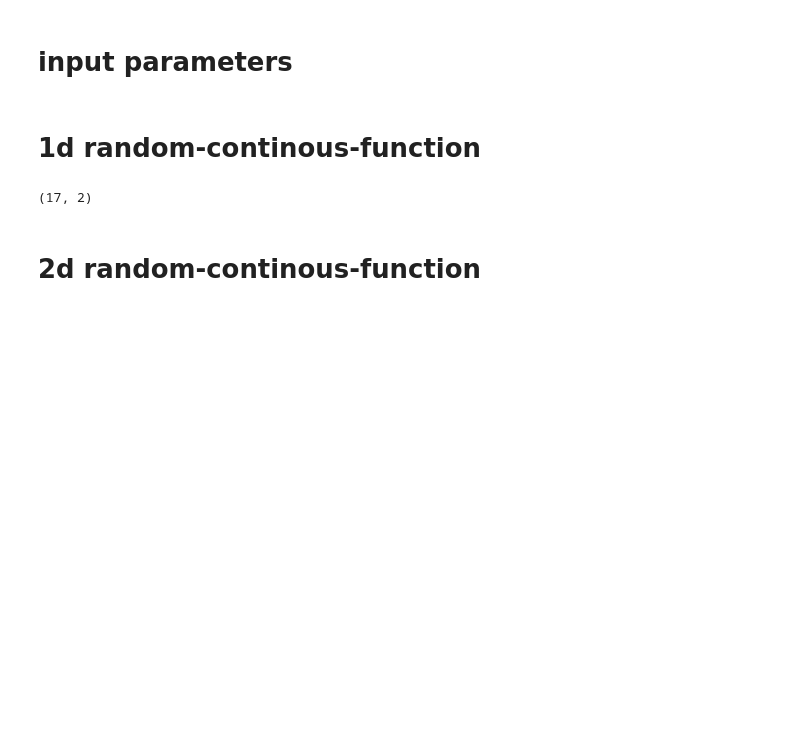
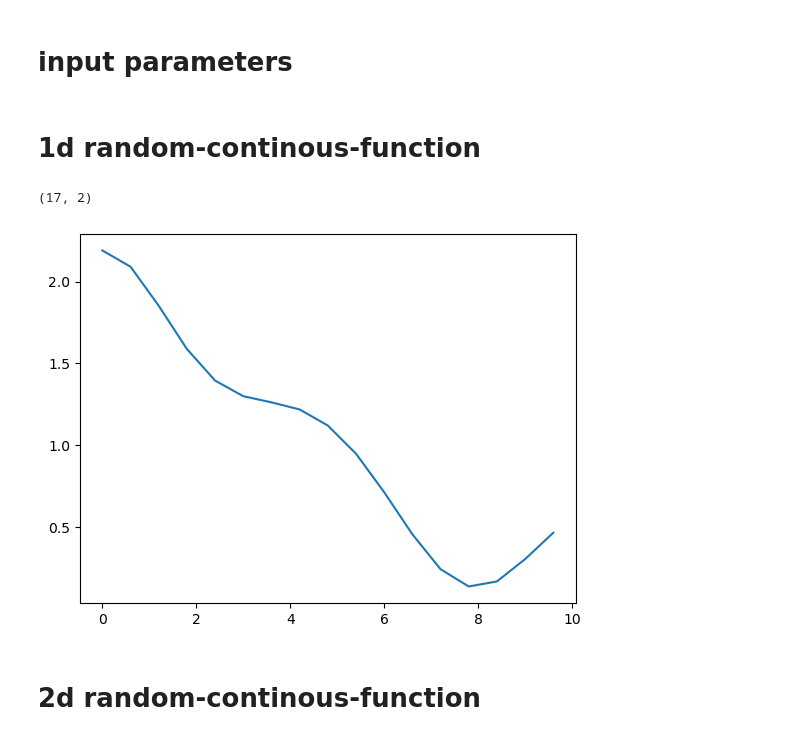
Before and after one commit to jcandane/PhysicsI_Labs, a Jupyter notebook: ndrcf.ipynb, the cells around one changed output. Drawn from its saved outputs; the diff is of its cells as text; code cells hidden in the pictures; blank space fills up the shorter version.

```diff
--- a/ndrcf.ipynb
+++ b/ndrcf.ipynb
@@ -91,11 +144,14 @@ show = 1 ## show these many samples
 # %%
 dr_x   = np.array([0.6])
 domain = np.array([[ 0.0, 10.0]])
 
 f = ndrcf(domain, dr_x, μ_i=None)
 print(f.shape)
+plt.plot(f[:,0], f[:,1])
+plt.show()
 # %% [output]
 (17, 2)
+[figure, added]
 # %% [markdown]
 # 2d random-continous-function
 # %%
```
Also changed, not shown: parts of 11 cells of this notebook.
